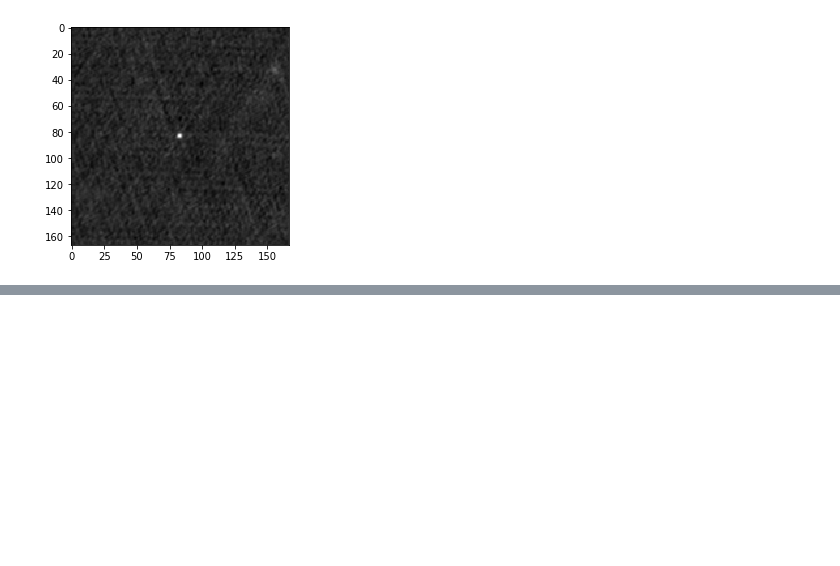
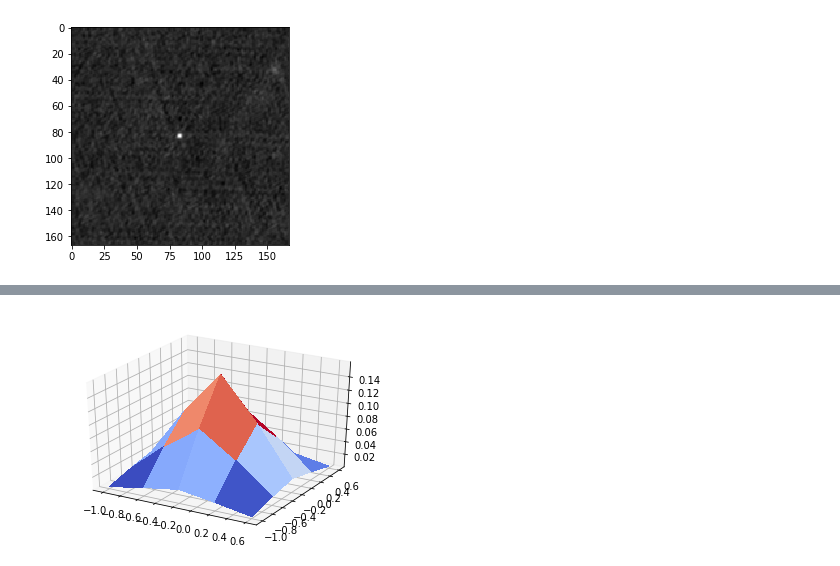
Before and after one commit to nottu/verano, a Jupyter notebook: notebook/morpho.ipynb, the cells around one changed output, grey strips where cells are left out. Cells and saved outputs as stored; diff of their text form; code cells hidden in the pictures; blank space fills up the shorter version.

```diff
--- a/notebook/morpho.ipynb
+++ b/notebook/morpho.ipynb
@@ -290,0 +155,11 @@ plt.show()
+# %%
+img = normalize_img(im[0].data)
+X = np.arange(-1, 1, 2/5)
+Y = np.arange(-1, 1, 2/5)
+X, Y = np.meshgrid(X, Y)
+fig = plt.figure()
+ax = fig.gca(projection='3d')
+surf = ax.plot_surface(X, Y, elem, cmap=cm.coolwarm, linewidth=0, antialiased=False)
+plt.show()
+# %% [output]
+[figure, added]
```
Also changed, not shown: parts of 28 cells of this notebook.
